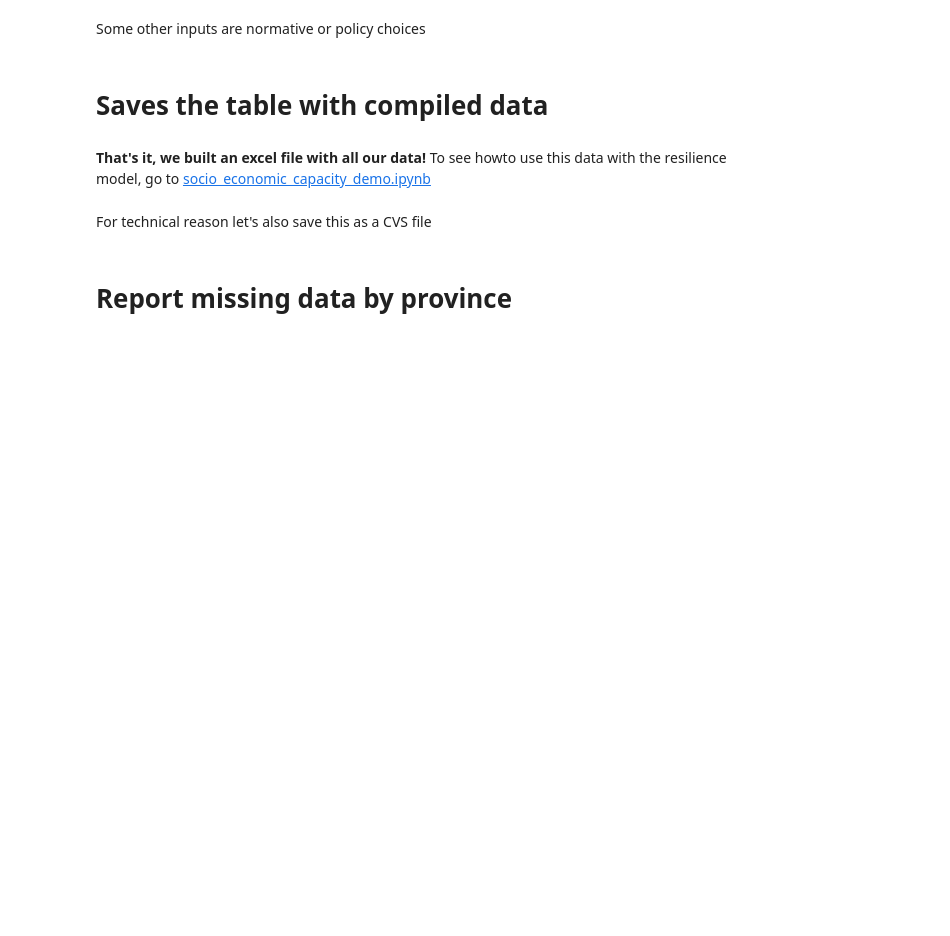
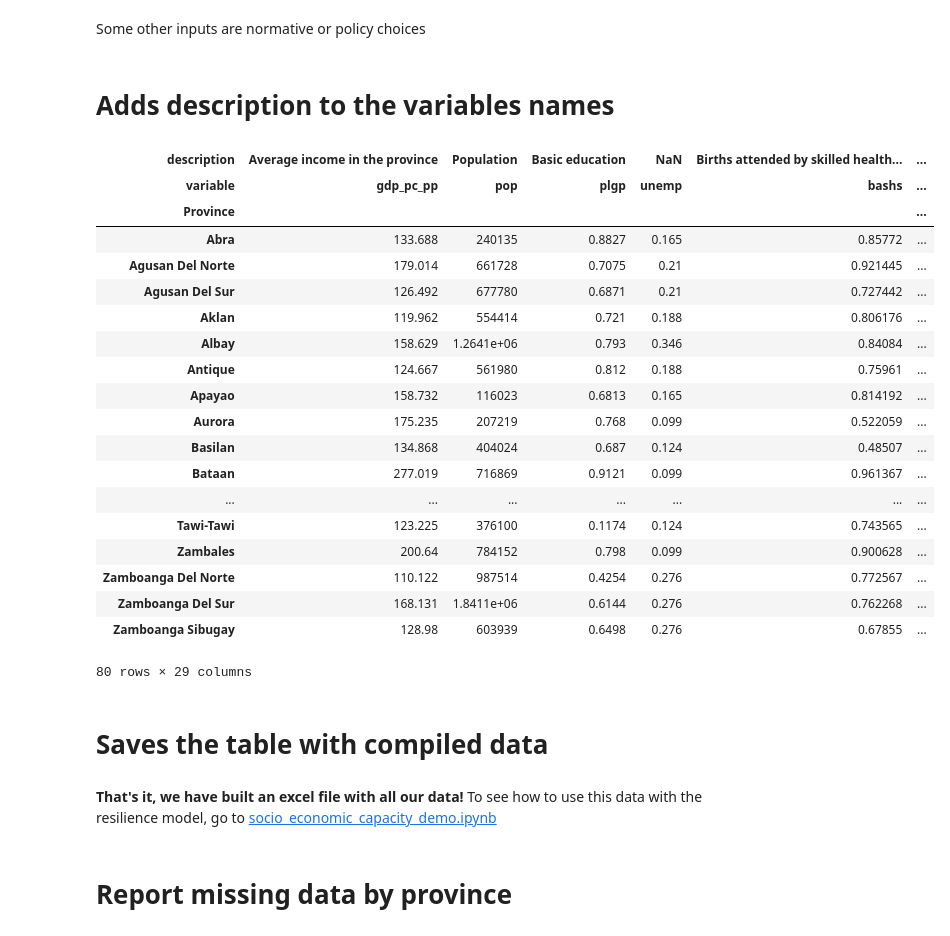
Before and after one commit to adrivsh/resilience_indicator_phl, a Jupyter notebook: data_gathering_demo.ipynb, the cells around one changed output. Drawn from its saved outputs; the diff is of its cells as text; code cells hidden in the pictures; blank space fills up the shorter version.

```diff
--- a/data_gathering_demo.ipynb
+++ b/data_gathering_demo.ipynb
@@ -344,3 +352,5 @@ df["sigma_r"]=df["sigma_p"]=1/3
 
 #income elasticity
 df["income_elast"] = 1.5
+# %% [markdown]
+# Adds description to the variables names
@@ -347,3 +359,30 @@ df["income_elast"] = 1.5
+# %%
+description = pd.read_csv("inputs/inputs_info.csv", index_col="key")["descriptor"]
+df.ix["description"]= description
+data=df.T.reset_index().set_index(["description","index"]).T
+data.columns.names = ['description', 'variable']
+data
+# %% [output]
+| description | Average income in the province | Population | Basic education | NaN | Births attended by skilled health... | ... |
+| variable | gdp_pc_pp | pop | plgp | unemp | bashs | ... |
+| Province |  |  |  |  |  | ... |
+| Abra | 133.688 | 240135 | 0.8827 | 0.165 | 0.85772 | ... |
+| Agusan Del Norte | 179.014 | 661728 | 0.7075 | 0.21 | 0.921445 | ... |
+| Agusan Del Sur | 126.492 | 677780 | 0.6871 | 0.21 | 0.727442 | ... |
+| Aklan | 119.962 | 554414 | 0.721 | 0.188 | 0.806176 | ... |
+| Albay | 158.629 | 1.2641e+06 | 0.793 | 0.346 | 0.84084 | ... |
+| Antique | 124.667 | 561980 | 0.812 | 0.188 | 0.75961 | ... |
+| Apayao | 158.732 | 116023 | 0.6813 | 0.165 | 0.814192 | ... |
+| Aurora | 175.235 | 207219 | 0.768 | 0.099 | 0.522059 | ... |
+| Basilan | 134.868 | 404024 | 0.687 | 0.124 | 0.48507 | ... |
+| Bataan | 277.019 | 716869 | 0.9121 | 0.099 | 0.961367 | ... |
+| ... | ... | ... | ... | ... | ... | ... |
+| Tawi-Tawi | 123.225 | 376100 | 0.1174 | 0.124 | 0.743565 | ... |
+| Zambales | 200.64 | 784152 | 0.798 | 0.099 | 0.900628 | ... |
+| Zamboanga Del Norte | 110.122 | 987514 | 0.4254 | 0.276 | 0.772567 | ... |
+| Zamboanga Del Sur | 168.131 | 1.8411e+06 | 0.6144 | 0.276 | 0.762268 | ... |
+| Zamboanga Sibugay | 128.98 | 603939 | 0.6498 | 0.276 | 0.67855 | ... |
+80 rows × 29 columns
 # %% [markdown]
 # Saves the table with compiled data
 # %%
@@ -352,5 +391,3 @@ df.to_excel("all_data_compiled.xlsx")
 # %% [markdown]
-<b>That's it, we built an excel file with all our data!</b>
-To see howto use this data with the resilience model, go to [socio_economic_capacity_demo.ipynb](socio_economic_capacity_demo.ipynb)
+**That's it, we have built an excel file with all our data!**
+To see how to use this data with the resilience model, go to [socio_economic_capacity_demo.ipynb](socio_economic_capacity_demo.ipynb)
-# %% [markdown]
-For technical reason let's also save this as a CVS file
```
Also changed, not shown: parts of 39 cells of this notebook, 3 other files.
